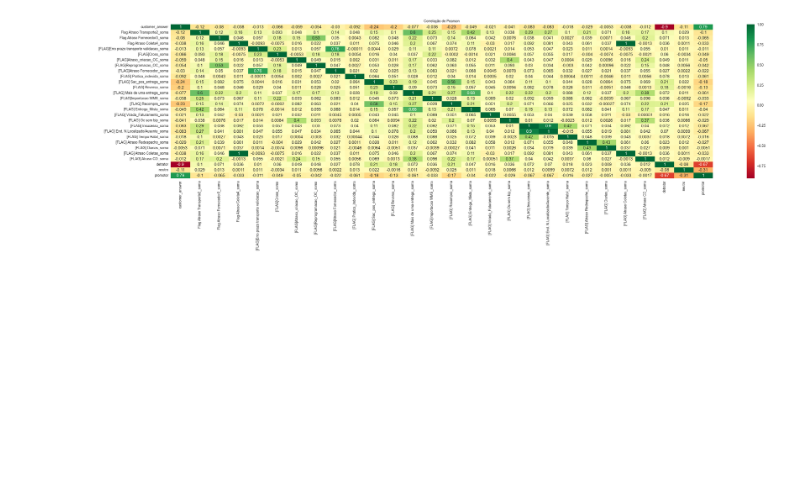
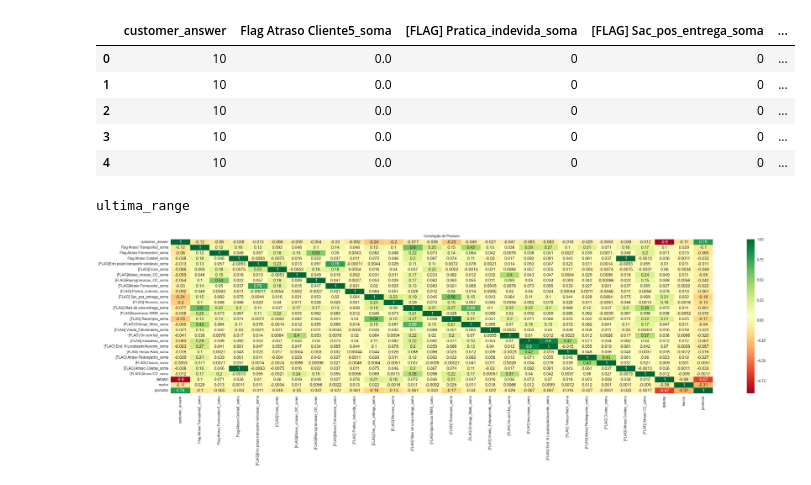
Before and after one commit to mvvilasboas/NPS_Bulky, a Jupyter notebook: analise_corr_varDummy.ipynb, the cells around one changed output. Cells and saved outputs as stored; diff of their text form; code cells hidden in the pictures; blank space fills up the shorter version.

```diff
--- a/analise_corr_varDummy.ipynb
+++ b/analise_corr_varDummy.ipynb
@@ -201,0 +151,46 @@ Modificando colunas para número:  neutro
+# %%
+###drop mais colunas q eu n quero
+X_vars = base.drop(columns=['[FLAG]Cancelado_soma','[FLAG] Leves_soma','[FLAG] Mais de uma entrega_soma','[FLAG] End. N.Localizado/Ausente_soma','[FLAG] Tempo Habil_soma','pv_pai','Flag Atraso Transporte2_soma','Flag Atraso Fornecedor3_soma','Flag Atraso Coleta4_soma', '[FLAG]Erro prazo transporte validacao_soma','[FLAG]Cross_soma', '[FLAG]Atraso_criacao_OC_soma', '[FLAG]Reprogramacao_OC_soma', '[FLAG]Atraso Fornecedor_soma', '[FLAG]Importacao WMS_soma', '[FLAG] Entrega_Mista_soma','[FLAG] Virada_Faturamento_soma', '[FLAG] Atraso limite_soma', '[FLAG] Oc sem bip_soma', '[FLAG] Atraso Redespacho_soma', '[FLAG] Diarias_soma','[FLAG] Atraso Coletas_soma', '[FLAG] Atraso CD_soma', 'detrator','neutro','promotor'])
+X_vars.head()
+# %% [output]
+|  | customer_answer | Flag Atraso Cliente5_soma | [FLAG] Pratica_indevida_soma | [FLAG] Sac_pos_entrega_soma | ... |
+| 0 | 10 | 0.0 | 0 | 0 | ... |
+| 1 | 10 | 0.0 | 0 | 0 | ... |
+| 2 | 10 | 0.0 | 0 | 0 | ... |
+| 3 | 10 | 0.0 | 0 | 0 | ... |
+| 4 | 10 | 0.0 | 0 | 0 | ... |
+# %%
+
+
+
+
+
+####for para realizar as colunas mutiplicadas
+colunas = ['Flag Atraso Cliente5_soma', '[FLAG] Pratica_indevida_soma','[FLAG] Sac_pos_entrega_soma','[FLAG] Reversa_soma', '[FLAG] Recompra_soma', '[FLAG] Insucesso_soma', '[FLAG] Private_Label_soma']
+
+
+for j in range(X_vars.shape[1]):
+    try:
+        for coluna in colunas:
+            c = 0
+            if coluna != colunas[j]:
+                nova_coluna = X_vars[colunas[j] + "_*_"+ coluna] = X_vars[colunas[j]] * X_vars[colunas[c]]
+                c = c +1
+    except:
+        print('ultima_range')
+
+
+####transformando colunas em inteiros
+col = X_vars.columns.values.tolist()
+col
+for coluna in col:
+    try:
+        X_vars[coluna] = X_vars[coluna].astype(str)
+        X_vars[coluna] = X_vars[coluna].str.replace('.0', '')
+        X_vars[coluna] = X_vars[coluna].astype(int)
+    except Exception as e:
+        pass
+
+X_vars.head()
+# %% [output]
+ultima_range
```
Also changed, not shown: parts of 8 cells of this notebook.
